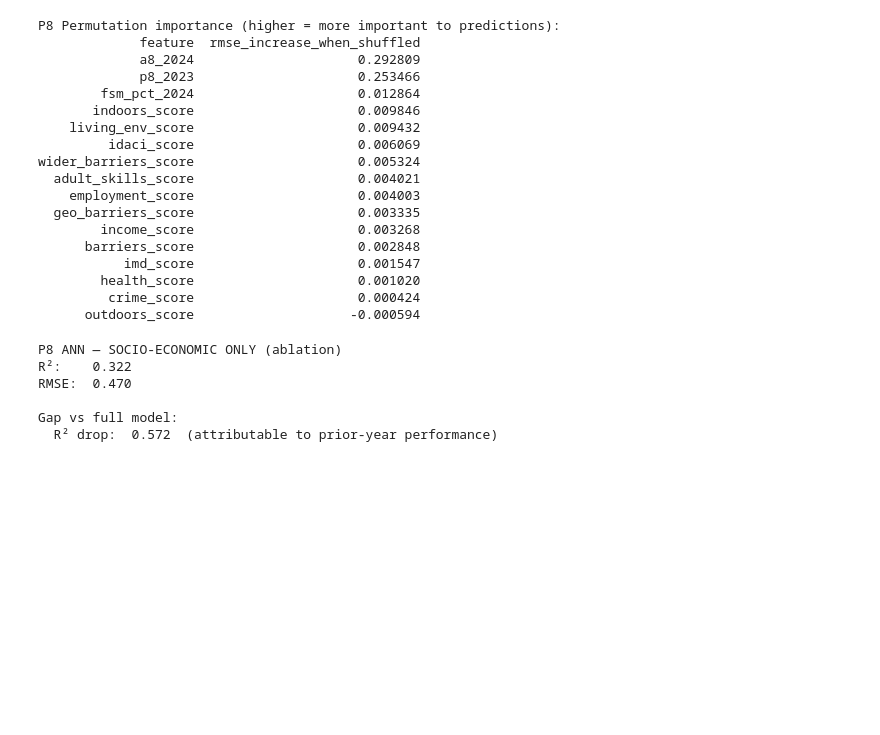
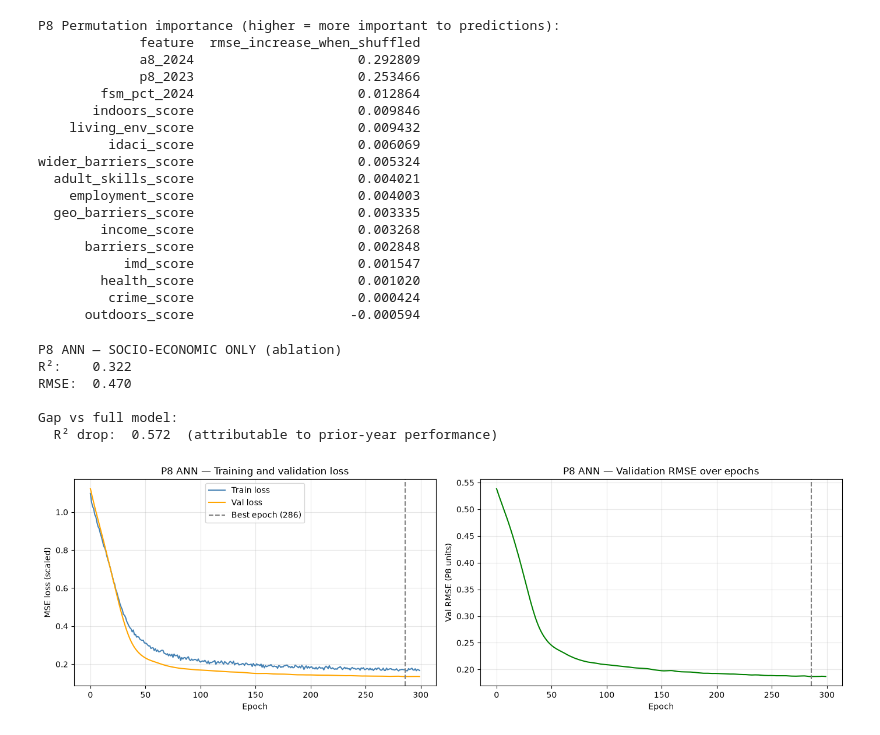
Before and after one commit to HEMALEED/school-performance-prediction-england-ann, a Jupyter notebook: notebooks/ANN_P8.ipynb, the cells around one changed output. Saved outputs shown, nothing was run; the diff lists cells and outputs as text; code cells hidden in the pictures; blank space fills up the shorter version.

```diff
--- a/notebooks/ANN_P8.ipynb
+++ b/notebooks/ANN_P8.ipynb
@@ -102,6 +102,9 @@ best_epoch = 0
 best_state = None
 epochs_no_improve = 0
 
+# ── ADDITION 1: history-tracking lists ─────────────────
+train_losses, val_losses, val_rmses = [], [], []
+
 for epoch in range(EPOCHS):
     model.train()
     optimizer.zero_grad()
@@ -109,10 +112,19 @@ for epoch in range(EPOCHS):
     loss.backward()
     optimizer.step()
 
+    # ── ADDITION 2: record train loss each epoch ───────
+    train_losses.append(loss.item())
+
     model.eval()
     with torch.no_grad():
-        val_pred = model(X_val_t).numpy().ravel() * y_std + y_mean
+        val_pred_scaled = model(X_val_t).numpy().ravel()
+        val_pred = val_pred_scaled * y_std + y_mean
         val_rmse = np.sqrt(mean_squared_error(y_val, val_pred))
+        # ── ADDITION 3: compute and record val loss ────
+        val_loss = criterion(model(X_val_t), y_val_t).item()
+
+    val_losses.append(val_loss)
+    val_rmses.append(val_rmse)
 
     if val_rmse < best_val_rmse:
         best_val_rmse = val_rmse
@@ -272,3 +284,33 @@ RMSE:  0.470
 
 Gap vs full model:
   R² drop:  0.572  (attributable to prior-year performance)
+# %%
+import matplotlib.pyplot as plt
+
+fig, axes = plt.subplots(1, 2, figsize=(14, 4.5))
+
+# Left: training and validation loss
+ax = axes[0]
+ax.plot(train_losses, label="Train loss", color="steelblue")
+ax.plot(val_losses, label="Val loss", color="orange")
+ax.axvline(best_epoch, color="grey", linestyle="--", label=f"Best epoch ({best_epoch})")
+ax.set_xlabel("Epoch")
+ax.set_ylabel("MSE loss (scaled)")
+ax.set_title("P8 ANN — Training and validation loss")
+ax.legend()
+ax.grid(True, alpha=0.3)
+
+# Right: validation RMSE over epochs (in original P8 units)
+ax = axes[1]
+ax.plot(val_rmses, color="green")
+ax.axvline(best_epoch, color="grey", linestyle="--")
+ax.set_xlabel("Epoch")
+ax.set_ylabel("Val RMSE (P8 units)")
+ax.set_title("P8 ANN — Validation RMSE over epochs")
+ax.grid(True, alpha=0.3)
+
+plt.tight_layout()
+plt.savefig("../SRC/EDA/fig_p8_ann_training.png", dpi=150, bbox_inches="tight")
+plt.show()
+# %% [output]
+[figure, added]
```
Also changed, not shown: 4 other files.
